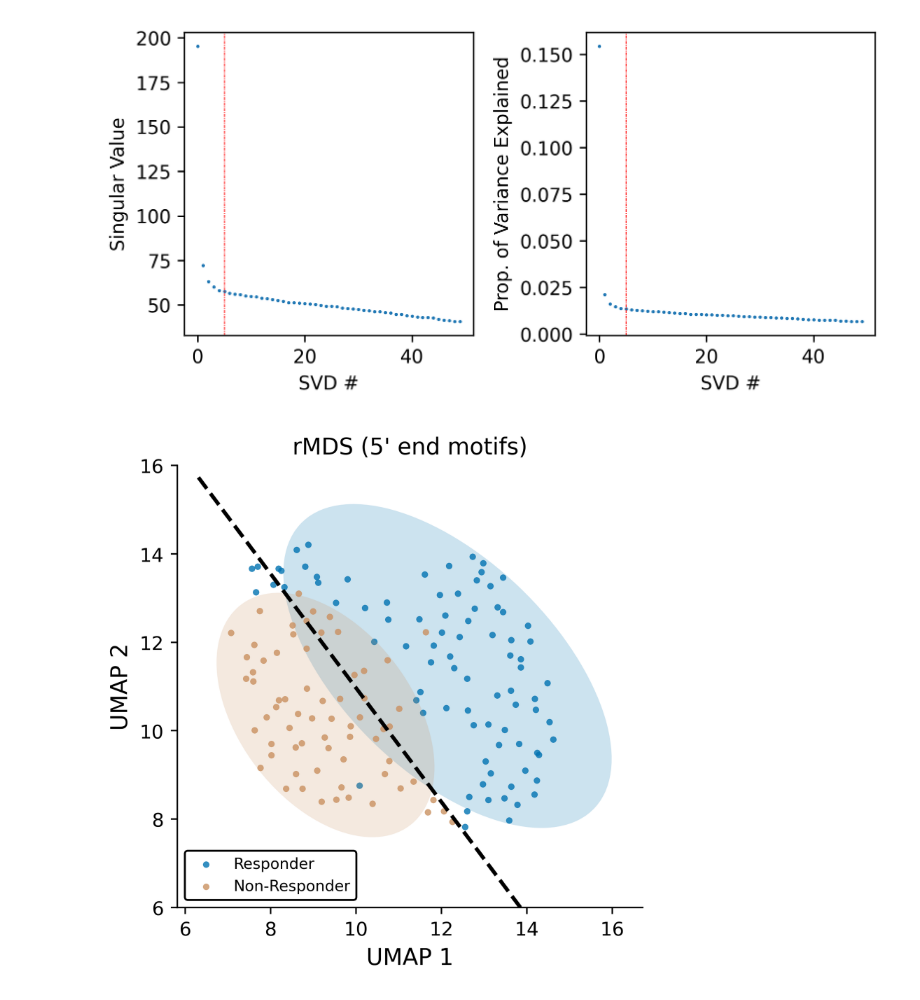
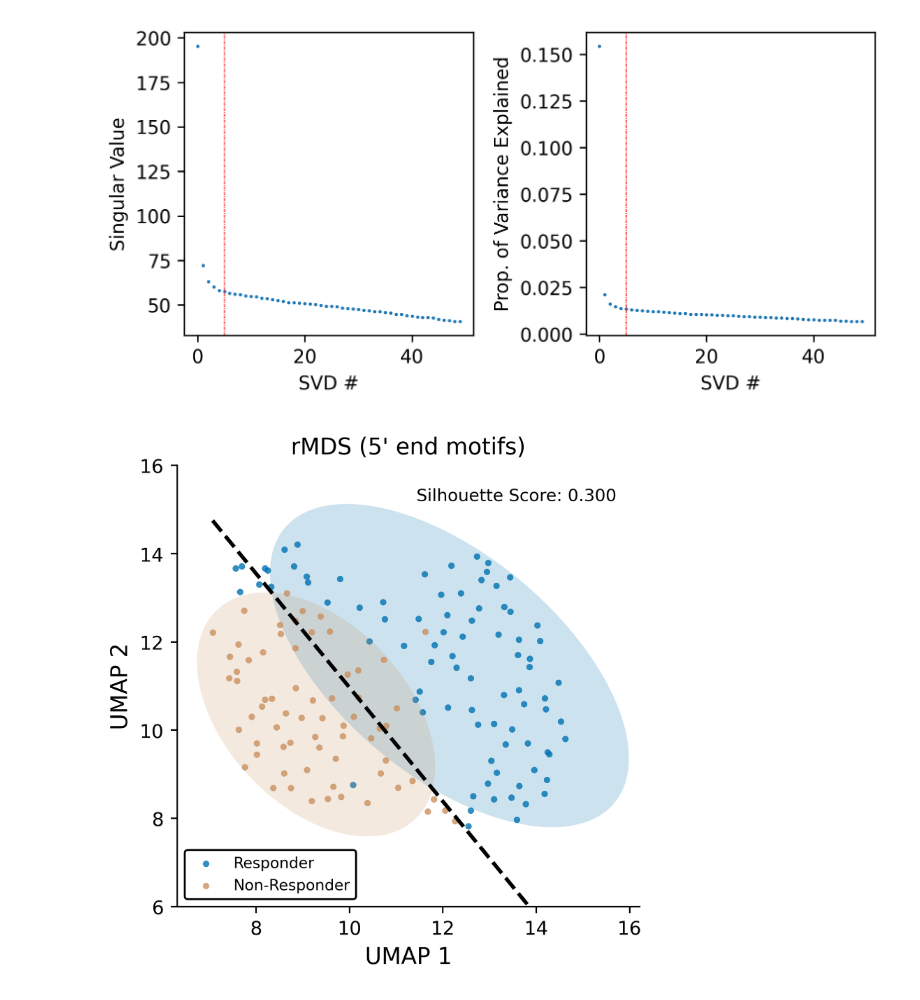
Before and after one commit to epifluidlab/headneck, a Jupyter notebook: Main_Figures/F2/F2B.ipynb, the cells around one changed output. Saved outputs shown, nothing was run; the diff lists cells and outputs as text; code cells hidden in the pictures.

```diff
--- a/Main_Figures/F2/F2B.ipynb
+++ b/Main_Figures/F2/F2B.ipynb
@@ -63,7 +63,7 @@ import seaborn as sns
 from matplotlib.patches import Ellipse
 from shapely.geometry import Point
 from shapely.affinity import rotate, scale, translate
-from shapely.geometry.polygon import Polygon
+from sklearn.metrics import silhouette_score
 import umap
 
 umap_model = umap.UMAP(n_components=2, n_neighbors=50, min_dist=0.5, metric='cosine', random_state=42)
@@ -72,17 +72,17 @@ umap_result = umap_model.fit_transform(U[:, :6])
 umap_df = pd.DataFrame(umap_result, columns=['UMAP1', 'UMAP2'], index=X_combined.index)
 umap_df['Treatment Response'] = X_combined['Treatment Response']
 
+score = silhouette_score(umap_df[['UMAP1', 'UMAP2']], umap_df['Treatment Response'])
+
 unique_treatments = umap_df['Treatment Response'].unique()
 colors = sns.color_palette('colorblind', 10)
 selected_colors = [colors[5], colors[0]]
 color_map = {treatment: selected_colors[i % len(selected_colors)] for i, treatment in enumerate(unique_treatments)}
 
 def confidence_ellipse(x, y, ax, n_std=2.0, facecolor='none', **kwargs):
-    if x.size <= 1:
-        return
+    if x.size <= 1: return
     cov = np.cov(x, y)
-    if np.any(np.isnan(cov)) or np.linalg.det(cov) == 0:
-        return
+    if np.any(np.isnan(cov)) or np.linalg.det(cov) == 0: return
     vals, vecs = np.linalg.eigh(cov)
     order = vals.argsort()[::-1]
     vals, vecs = vals[order], vecs[:, order]
@@ -114,55 +114,46 @@ for treatment, color in reversed(list(color_map.items())):
     vals, vecs = vals[order], vecs[:, order]
     width, height = 2 * 2 * np.sqrt(vals)
     angle = np.degrees(np.arctan2(*vecs[:, 0][::-1]))
-    center_x, center_y = np.mean(x), np.mean(y)
-    ellipses.append(get_ellipse_polygon(center_x, center_y, width, height, angle))
+    ellipses.append(get_ellipse_polygon(np.mean(x), np.mean(y), width, height, angle))
 
 intersection = ellipses[0].intersection(ellipses[1])
-points=[]
+points = []
 if not intersection.is_empty:
     if intersection.geom_type == 'Polygon':
         coords = np.array(intersection.exterior.coords)
         max_dist = 0
         farthest_pair = (coords[0], coords[1])
         for p1, p2 in combinations(coords, 2):
             dist = np.linalg.norm(np.array(p1) - np.array(p2))
             if dist > max_dist:
-                max_dist = dist
-                farthest_pair = (p1, p2)
+                max_dist, farthest_pair = dist, (p1, p2)
         points = [Point(farthest_pair[0]), Point(farthest_pair[1])]
-    elif intersection.geom_type == 'MultiPoint':
-        points = list(intersection)
-    elif intersection.geom_type == 'GeometryCollection':
-        points = [geom for geom in intersection.geoms if geom.geom_type == 'Point']
-    elif intersection.geom_type == 'Point':
-        points = [intersection]
+    elif intersection.geom_type in ['MultiPoint', 'Point']:
+        points = list(intersection) if intersection.geom_type == 'MultiPoint' else [intersection]
 
 if len(points) >= 2:
     p1, p2 = points[:2]
-    x_vals = np.array(ax.get_xlim())
-
-    dx = p2.x - p1.x
-    dy = p2.y - p1.y
+    x_range = np.array([umap_df['UMAP1'].min(), umap_df['UMAP1'].max()])
+    dx, dy = p2.x - p1.x, p2.y - p1.y
     if dx != 0:
         slope = dy / dx
-        intercept = p1.y - slope * p1.x
-        y_vals = slope * x_vals + intercept
-    else:
-        x_vals = [p1.x, p1.x]
-        y_vals = ax.get_ylim()
+        y_vals = slope * x_range + (p1.y - slope * p1.x)
+        ax.plot(x_range, y_vals, linestyle='--', color='black', linewidth=2)
 
-    ax.plot(x_vals, y_vals, linestyle='--', color='black', linewidth=2)
+ax.text(0.95, 0.95, f'Silhouette Score: {score:.3f}',
+        transform=ax.transAxes, ha='right', va='top', fontsize=9,
+        bbox=dict(facecolor='white', alpha=0.7, edgecolor='none'))
 
 ax.set_xlabel('UMAP 1', fontsize=12)
 ax.set_ylabel('UMAP 2', fontsize=12)
-# ax.set_xlim(2, 11)
 ax.set_ylim(6, 16)
 ax.legend(loc='lower left', fontsize=8, frameon=True, edgecolor='black', facecolor='white', framealpha=1)
 sns.despine()
+
 plt.title("rMDS (5' end motifs)")
 plt.tight_layout()
 plt.savefig("F2B.rMDS.All.pdf", dpi=600)
 plt.show()
 # %% [output]
-[figure, old version]
+[figure, new version]
 # %%
```
Also changed, not shown: parts of 3 cells of this notebook, 27 other files.
